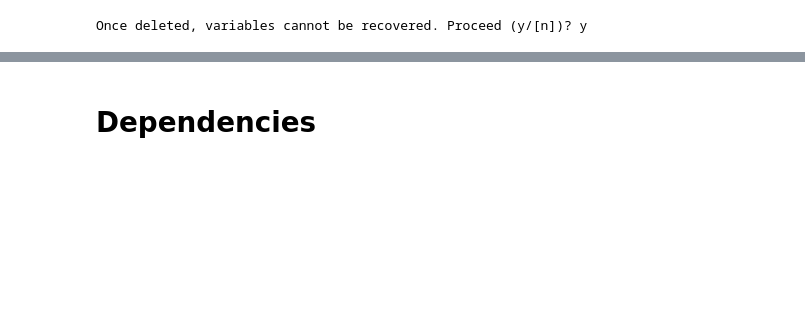
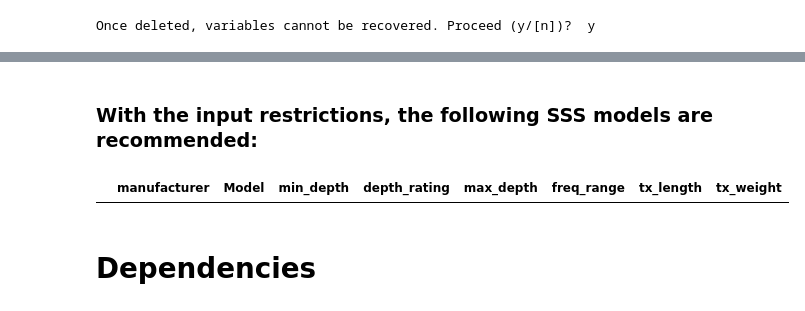
Before and after one commit to FreWiku/Tool, a Jupyter notebook: Tool.ipynb, the cells around one changed output, grey strips where cells are left out. Saved outputs shown, nothing was run; the diff lists cells and outputs as text; code cells hidden in the pictures; blank space fills up the shorter version.

```diff
--- a/Tool.ipynb
+++ b/Tool.ipynb
@@ -569,3 +492,9 @@ The following instruments are suitable regarding only space requirements:
+# %% [markdown]
+### With the input restrictions, the following SSS models are recommended:
+# %%
+all_sss[['manufacturer','Model','min_depth','depth_rating','max_depth','freq_range','tx_length','tx_weight']]
+# %% [output]
+|  | manufacturer | Model | min_depth | depth_rating | max_depth | freq_range | tx_length | tx_weight |
 # %% [markdown]
 # Dependencies
 # %%
```
Also changed, not shown: parts of 65 cells of this notebook.
